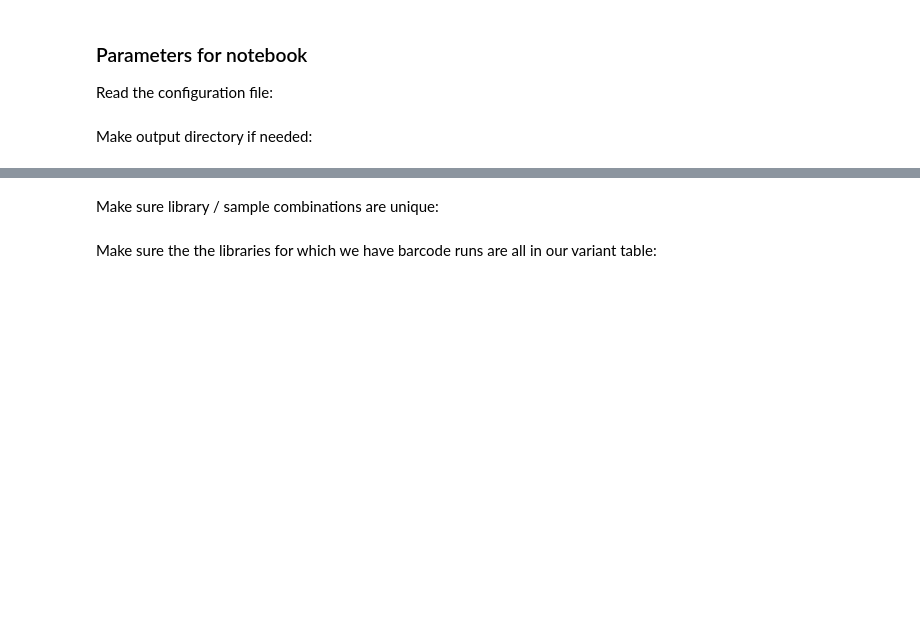
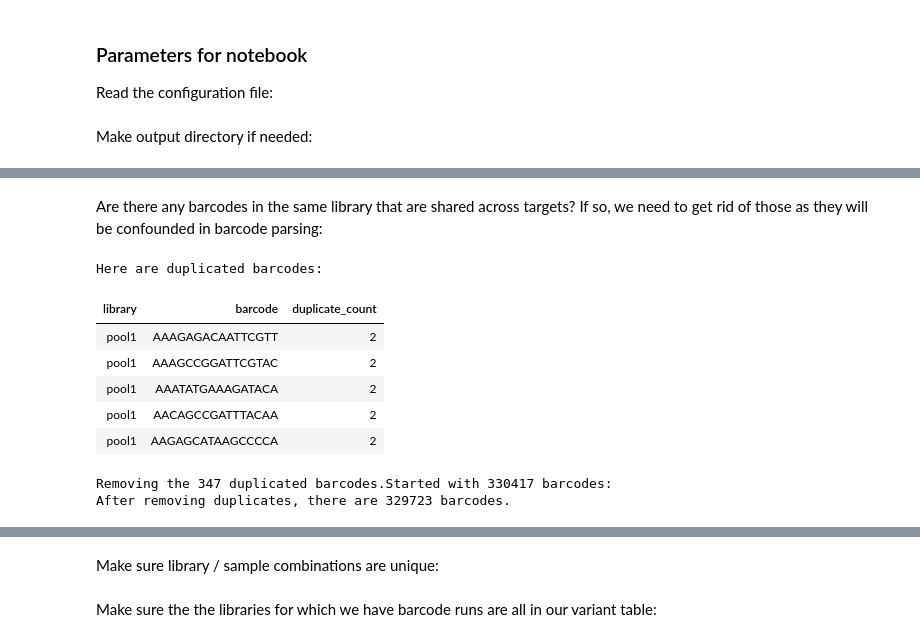
Before and after one commit to jbloomlab/SARS-CoV-2-RBD_DMS_variants, a Jupyter notebook: count_variants.ipynb, the cells around one changed output, grey strips where cells are left out. Saved outputs shown, nothing was run; the diff lists cells and outputs as text; code cells hidden in the pictures; blank space fills up the shorter version.

```diff
--- a/count_variants.ipynb
+++ b/count_variants.ipynb
@@ -82,0 +80,34 @@ Initializing CodonVariantTable from gene sequence and results/variants/codon_var
+# %% [markdown]
+Are there any barcodes in the same library that are shared across targets?
+If so, we need to get rid of those as they will be confounded in barcode parsing:
+# %%
+dup_barcodes = (
+    variants
+    .groupby(['library', 'barcode'])
+    .size()
+    .rename('duplicate_count')
+    .reset_index()
+    .query('duplicate_count > 1')
+    )
+
+print('Here are duplicated barcodes:')
+display(HTML(dup_barcodes.head().to_html(index=False)))
+
+print(f"\nRemoving the {len(dup_barcodes)} duplicated barcodes."
+      f"Started with {len(variants)} barcodes:")
+variants = (
+    variants
+    .merge(dup_barcodes, on=['library', 'barcode'], how='outer')
+    .query('duplicate_count.isnull()', engine='python')
+    )
+print(f"After removing duplicates, there are {len(variants)} barcodes.")
+# %% [output]
+Here are duplicated barcodes:
+| library | barcode | duplicate_count |
+| pool1 | AAAGAGACAATTCGTT | 2 |
+| pool1 | AAAGCCGGATTCGTAC | 2 |
+| pool1 | AAATATGAAAGATACA | 2 |
+| pool1 | AACAGCCGATTTACAA | 2 |
+| pool1 | AAGAGCATAAGCCCCA | 2 |
+Removing the 347 duplicated barcodes.Started with 330417 barcodes:
+After removing duplicates, there are 329723 barcodes.
```
Also changed, not shown: parts of 28 cells of this notebook, 2 other files.
